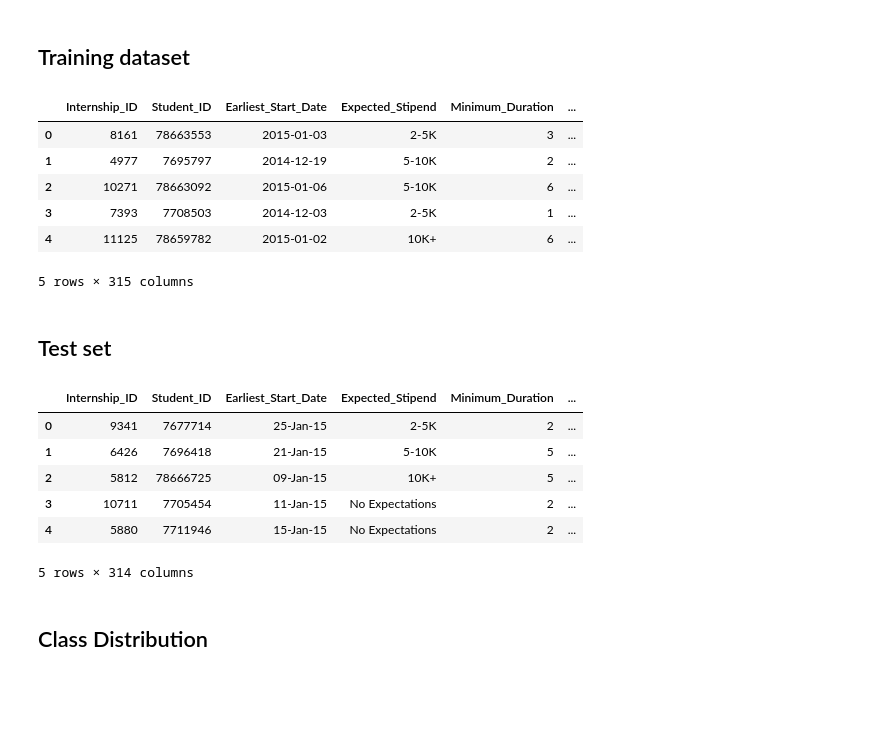
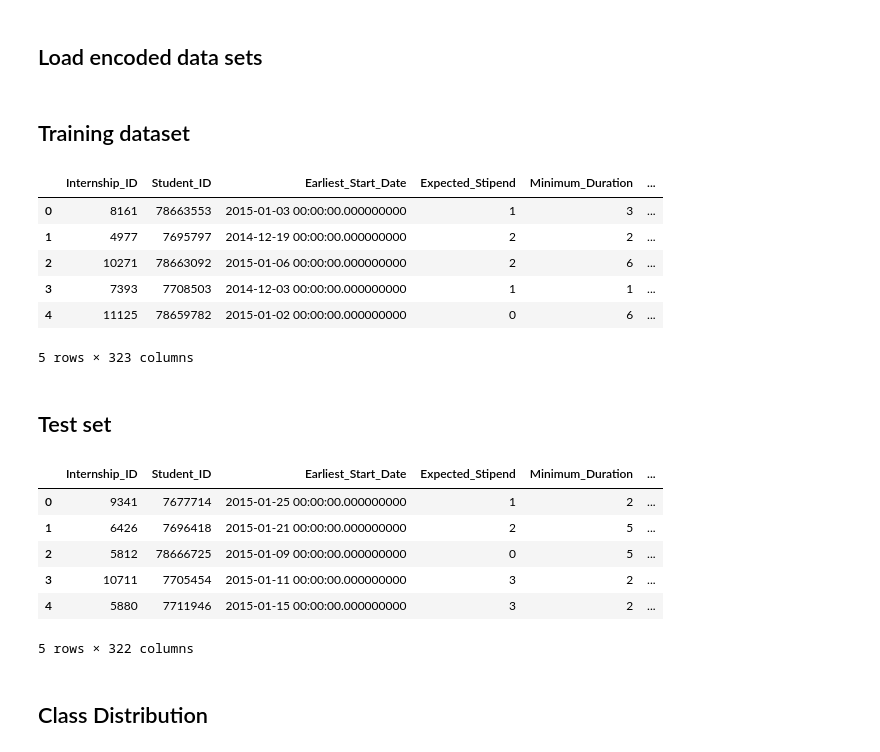
Before and after one commit to numb3r33/av-practice, a Jupyter notebook: date-your_data/notebooks/Date_Your_Data - Exploratory Data Analysis.ipynb, the cells around one changed output. Drawn from its saved outputs; the diff is of its cells as text; code cells hidden in the pictures; blank space fills up the shorter version.

Commit message:
New features and exploratory data analysis

```diff
--- a/date-your_data/notebooks/Date_Your_Data - Exploratory Data Analysis.ipynb
+++ b/date-your_data/notebooks/Date_Your_Data - Exploratory Data Analysis.ipynb
@@ -15,30 +15,35 @@ date_columns = ['Internship_deadline', 'Earliest_Start_Date', 'Start Date',
 
 train_merged = pd.read_csv('../data/train_merged.csv', parse_dates=date_columns)
 test_merged = pd.read_csv('../data/test_merged.csv', parse_dates=date_columns)
+# %% [markdown]
+## Load encoded data sets
+# %%
+train_merged_encoded = pd.read_csv('../data/train_merged_encoded.csv')
+test_merged_encoded = pd.read_csv('../data/test_merged_encoded.csv')
 # %% [markdown]
 ## Training dataset
 # %%
-train_merged.head()
+train_merged_encoded.head()
 # %% [output]
 |  | Internship_ID | Student_ID | Earliest_Start_Date | Expected_Stipend | Minimum_Duration | ... |
-| 0 | 8161 | 78663553 | 2015-01-03 | 2-5K | 3 | ... |
-| 1 | 4977 | 7695797 | 2014-12-19 | 5-10K | 2 | ... |
-| 2 | 10271 | 78663092 | 2015-01-06 | 5-10K | 6 | ... |
-| 3 | 7393 | 7708503 | 2014-12-03 | 2-5K | 1 | ... |
-| 4 | 11125 | 78659782 | 2015-01-02 | 10K+ | 6 | ... |
+| 0 | 8161 | 78663553 | 2015-01-03 00:00:00.000000000 | 1 | 3 | ... |
+| 1 | 4977 | 7695797 | 2014-12-19 00:00:00.000000000 | 2 | 2 | ... |
+| 2 | 10271 | 78663092 | 2015-01-06 00:00:00.000000000 | 2 | 6 | ... |
+| 3 | 7393 | 7708503 | 2014-12-03 00:00:00.000000000 | 1 | 1 | ... |
+| 4 | 11125 | 78659782 | 2015-01-02 00:00:00.000000000 | 0 | 6 | ... |
-5 rows × 315 columns
+5 rows × 323 columns
 # %% [markdown]
 ## Test set
 # %%
-test_merged.head()
+test_merged_encoded.head()
 # %% [output]
 |  | Internship_ID | Student_ID | Earliest_Start_Date | Expected_Stipend | Minimum_Duration | ... |
-| 0 | 9341 | 7677714 | 25-Jan-15 | 2-5K | 2 | ... |
-| 1 | 6426 | 7696418 | 21-Jan-15 | 5-10K | 5 | ... |
-| 2 | 5812 | 78666725 | 09-Jan-15 | 10K+ | 5 | ... |
-| 3 | 10711 | 7705454 | 11-Jan-15 | No Expectations | 2 | ... |
-| 4 | 5880 | 7711946 | 15-Jan-15 | No Expectations | 2 | ... |
+| 0 | 9341 | 7677714 | 2015-01-25 00:00:00.000000000 | 1 | 2 | ... |
+| 1 | 6426 | 7696418 | 2015-01-21 00:00:00.000000000 | 2 | 5 | ... |
+| 2 | 5812 | 78666725 | 2015-01-09 00:00:00.000000000 | 0 | 5 | ... |
+| 3 | 10711 | 7705454 | 2015-01-11 00:00:00.000000000 | 3 | 2 | ... |
+| 4 | 5880 | 7711946 | 2015-01-15 00:00:00.000000000 | 3 | 2 | ... |
-5 rows × 314 columns
+5 rows × 322 columns
 # %% [markdown]
 ## Class Distribution
 # %%
```
Also changed, not shown: parts of 86 cells of this notebook, 1 other file.
